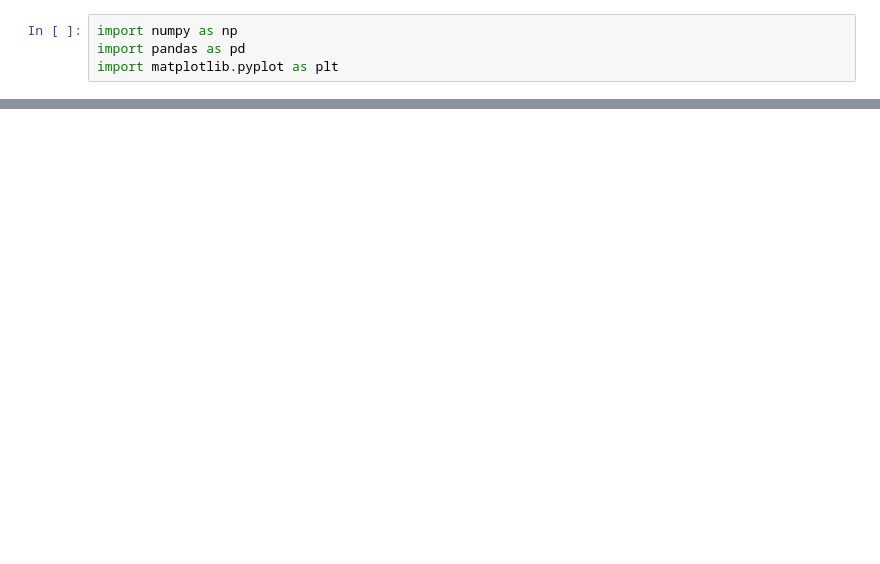
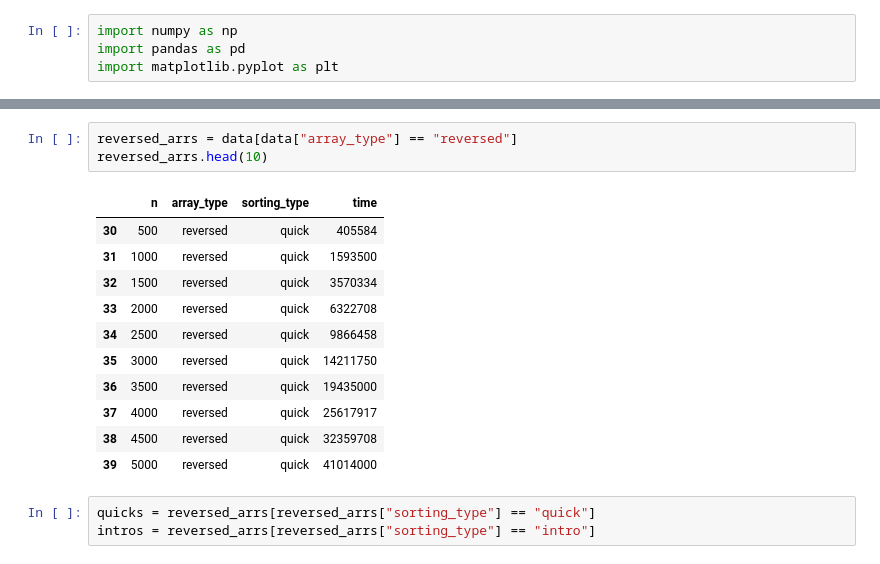
Before and after one commit to Babushkin05/HSE_SE_ALGO, a Jupyter notebook: BDZ3/A3/visualize.ipynb, the cells around one changed output, grey strips where cells are left out. Drawn from its saved outputs; the diff is of its cells as text; blank space fills up the shorter version.

```diff
--- a/BDZ3/A3/visualize.ipynb
+++ b/BDZ3/A3/visualize.ipynb
@@ -41,0 +57,18 @@ intros = random_arrs[random_arrs["sorting_type"] == "intros"]
+# %%
+reversed_arrs = data[data["array_type"] == "reversed"]
+reversed_arrs.head(10)
+# %% [output]
+|  | n | array_type | sorting_type | time |
+| 30 | 500 | reversed | quick | 405584 |
+| 31 | 1000 | reversed | quick | 1593500 |
+| 32 | 1500 | reversed | quick | 3570334 |
+| 33 | 2000 | reversed | quick | 6322708 |
+| 34 | 2500 | reversed | quick | 9866458 |
+| 35 | 3000 | reversed | quick | 14211750 |
+| 36 | 3500 | reversed | quick | 19435000 |
+| 37 | 4000 | reversed | quick | 25617917 |
+| 38 | 4500 | reversed | quick | 32359708 |
+| 39 | 5000 | reversed | quick | 41014000 |
+# %%
+quicks = reversed_arrs[reversed_arrs["sorting_type"] == "quick"]
+intros = reversed_arrs[reversed_arrs["sorting_type"] == "intro"]
```
Also changed, not shown: parts of 5 cells of this notebook, 3 other files.
